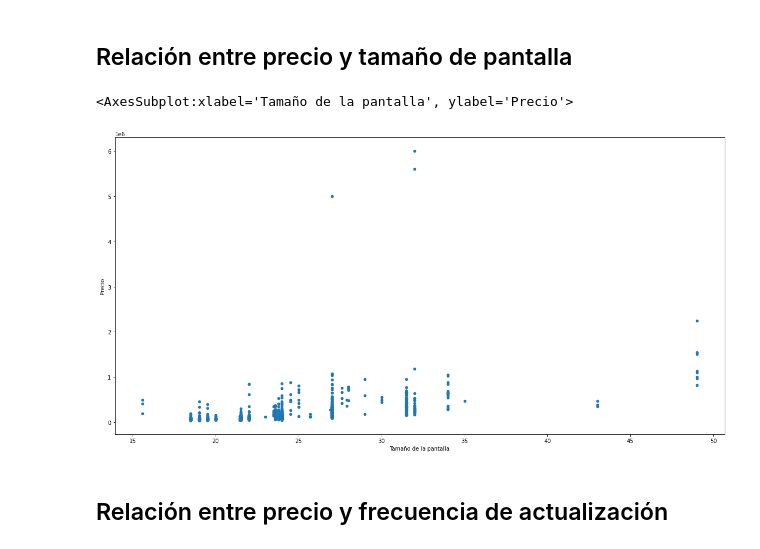
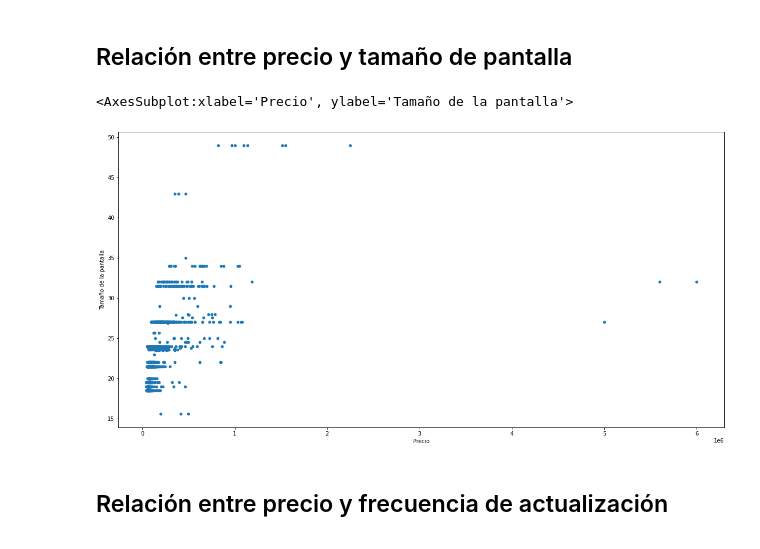
Before and after one commit to cris-andrade-97/MeLiWebScraping, a Jupyter notebook: Analisis del CSV/Análisis del CSV.ipynb, the cells around one changed output. Drawn from its saved outputs; the diff is of its cells as text; code cells hidden in the pictures.

```diff
--- a/Analisis del CSV/Análisis del CSV.ipynb
+++ b/Analisis del CSV/Análisis del CSV.ipynb
@@ -180,10 +181,10 @@ df['Precio'].plot.hist(figsize=(20,10),bins = 120, edgecolor='black')
 # %% [markdown]
 ## Relación entre precio y tamaño de pantalla
 # %%
-df[['Tamaño de la pantalla','Precio']].plot.scatter(x=0,y=1,figsize=(20,10))
+df[['Precio','Tamaño de la pantalla']].plot.scatter(x=0,y=1,figsize=(20,10))
 # %% [output]
-<AxesSubplot:xlabel='Tamaño de la pantalla', ylabel='Precio'>
+<AxesSubplot:xlabel='Precio', ylabel='Tamaño de la pantalla'>
-[figure, old version]
+[figure, new version]
 # %% [markdown]
 ## Relación entre precio y frecuencia de actualización
 # %%
```
Also changed, not shown: parts of 8 cells of this notebook.
